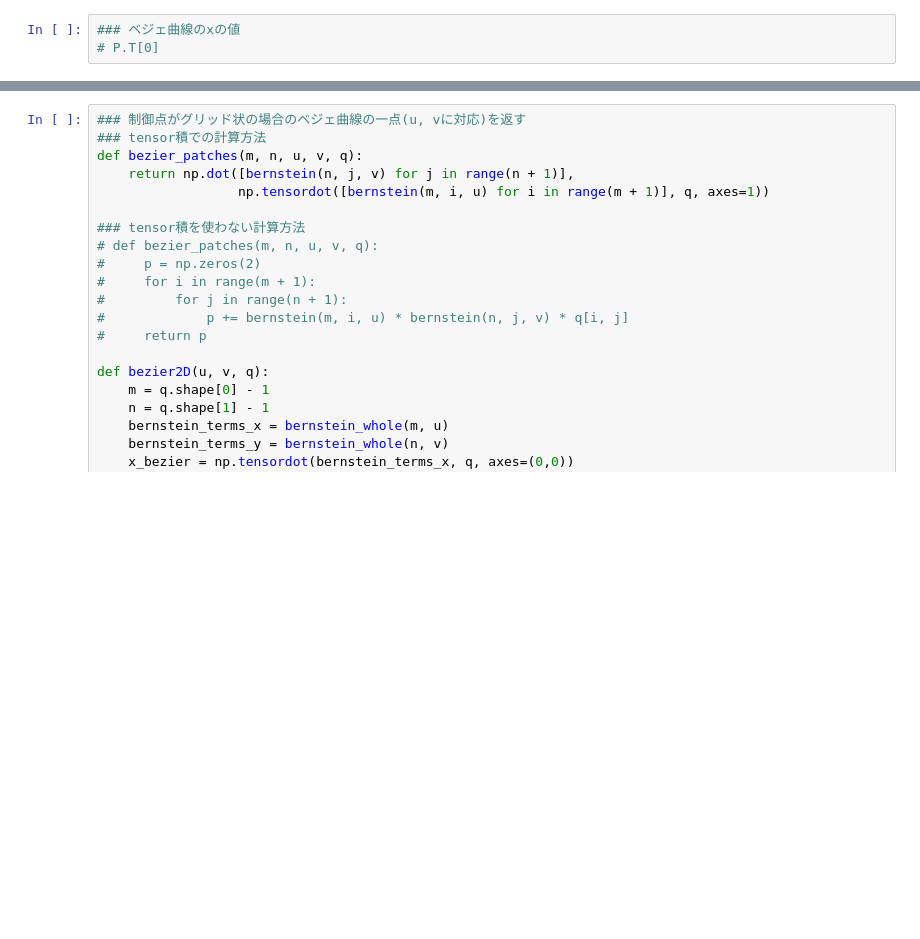
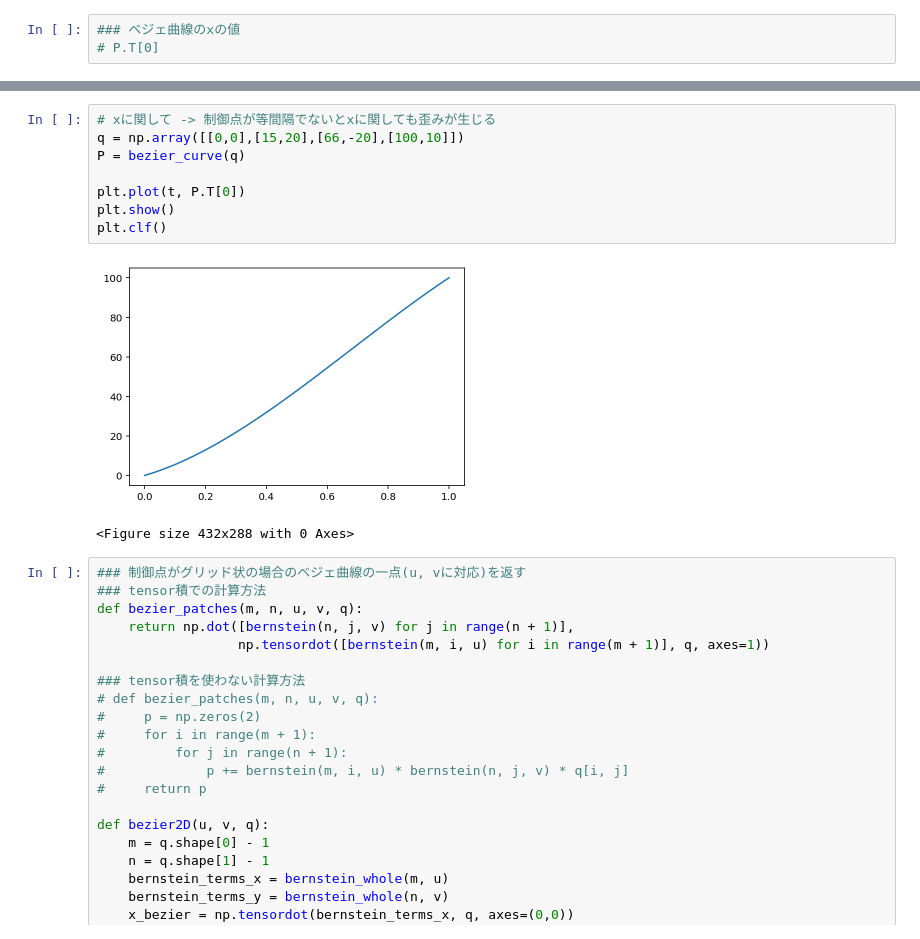
Before and after one commit to jankenshow/tf_keras_prac, a Jupyter notebook: image_alpha/Bezier_curve_surface.ipynb, the cells around one changed output, grey strips where cells are left out. Drawn from its saved outputs; the diff is of its cells as text; blank space fills up the shorter version.

Commit message:
amend x-axist transition of  bezier curve

```diff
--- a/image_alpha/Bezier_curve_surface.ipynb
+++ b/image_alpha/Bezier_curve_surface.ipynb
@@ -105,4 +105,15 @@ plt.clf()
 <Figure size 432x288 with 0 Axes>
+# %%
+# xに関して -> 制御点が等間隔でないとxに関しても歪みが生じる
+q = np.array([[0,0],[15,20],[66,-20],[100,10]])
+P = bezier_curve(q)
+
+plt.plot(t, P.T[0])
+plt.show()
+plt.clf()
+# %% [output]
+[figure, added]
+<Figure size 432x288 with 0 Axes>
 # %%
 ### 制御点がグリッド状の場合のベジェ曲線の一点(u, vに対応)を返す
 ### tensor積での計算方法
```
Also changed, not shown: parts of 4 cells of this notebook, 7 other files.
